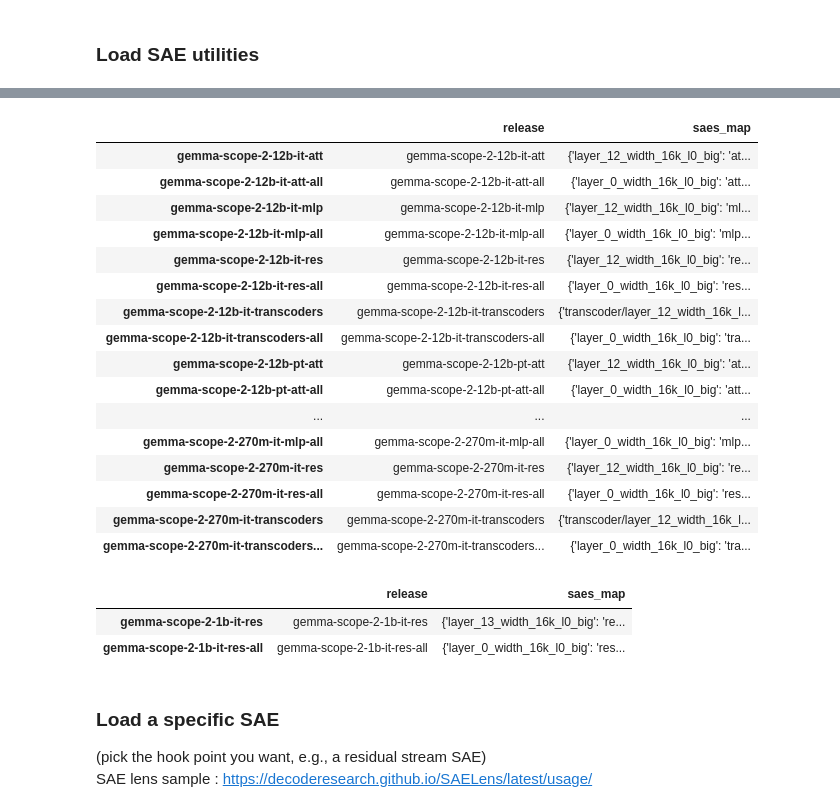
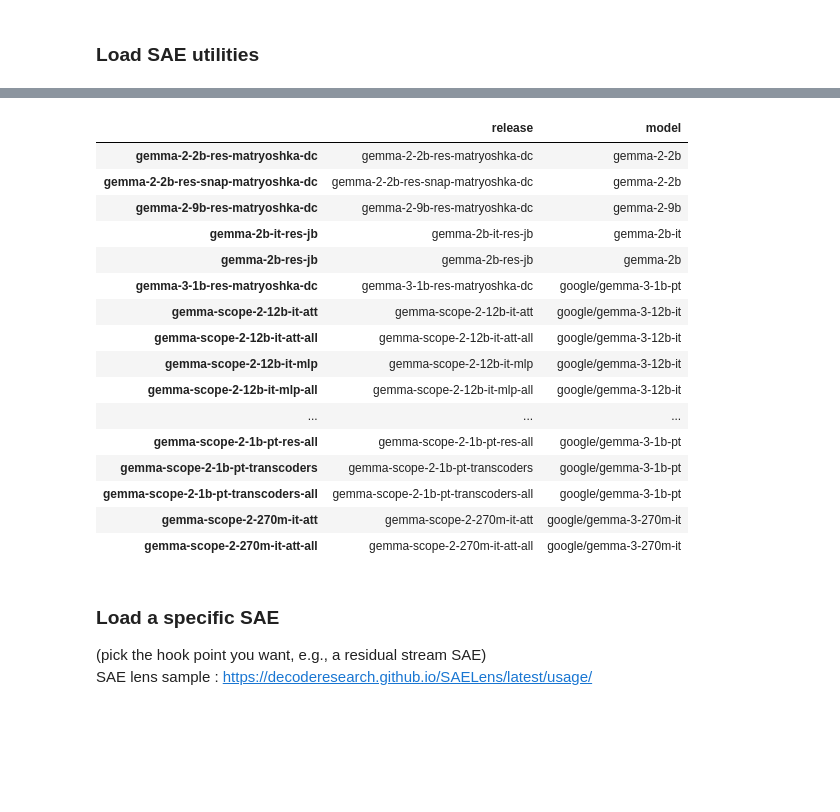
Before and after one commit to WilliamSnail/SAE-Jailbreak-Research, a Jupyter notebook: SAE_Test.ipynb, the cells around one changed output, grey strips where cells are left out. Cells and saved outputs as stored; diff of their text form; code cells hidden in the pictures; blank space fills up the shorter version.

```diff
--- a/SAE_Test.ipynb
+++ b/SAE_Test.ipynb
@@ -276,34 +276,26 @@ Unique Model Names available on SAE_lens:
 30                    Qwen/Qwen2.5-7B-Instruct
 # %%
 # Filter to only show entries containing 'gemma' in the release name
-gemma_saes = sae_df[sae_df['release'].str.contains('gemma-scope-2', case=False, na=False)]
-display(gemma_saes[['release','saes_map']].head(40))
+gemma_saes = sae_df[sae_df['model'].str.contains('gemma', case=False, na=False)]
+display(gemma_saes[['release','model']].head(40))
 # %% [output]
-|  | release | saes_map |
-| gemma-scope-2-12b-it-att | gemma-scope-2-12b-it-att | {'layer_12_width_16k_l0_big': 'at... |
-| gemma-scope-2-12b-it-att-all | gemma-scope-2-12b-it-att-all | {'layer_0_width_16k_l0_big': 'att... |
-| gemma-scope-2-12b-it-mlp | gemma-scope-2-12b-it-mlp | {'layer_12_width_16k_l0_big': 'ml... |
-| gemma-scope-2-12b-it-mlp-all | gemma-scope-2-12b-it-mlp-all | {'layer_0_width_16k_l0_big': 'mlp... |
-| gemma-scope-2-12b-it-res | gemma-scope-2-12b-it-res | {'layer_12_width_16k_l0_big': 're... |
-| gemma-scope-2-12b-it-res-all | gemma-scope-2-12b-it-res-all | {'layer_0_width_16k_l0_big': 'res... |
-| gemma-scope-2-12b-it-transcoders | gemma-scope-2-12b-it-transcoders | {'transcoder/layer_12_width_16k_l... |
-| gemma-scope-2-12b-it-transcoders-all | gemma-scope-2-12b-it-transcoders-all | {'layer_0_width_16k_l0_big': 'tra... |
-| gemma-scope-2-12b-pt-att | gemma-scope-2-12b-pt-att | {'layer_12_width_16k_l0_big': 'at... |
-| gemma-scope-2-12b-pt-att-all | gemma-scope-2-12b-pt-att-all | {'layer_0_width_16k_l0_big': 'att... |
+|  | release | model |
+| gemma-2-2b-res-matryoshka-dc | gemma-2-2b-res-matryoshka-dc | gemma-2-2b |
+| gemma-2-2b-res-snap-matryoshka-dc | gemma-2-2b-res-snap-matryoshka-dc | gemma-2-2b |
+| gemma-2-9b-res-matryoshka-dc | gemma-2-9b-res-matryoshka-dc | gemma-2-9b |
+| gemma-2b-it-res-jb | gemma-2b-it-res-jb | gemma-2b-it |
+| gemma-2b-res-jb | gemma-2b-res-jb | gemma-2b |
+| gemma-3-1b-res-matryoshka-dc | gemma-3-1b-res-matryoshka-dc | google/gemma-3-1b-pt |
+| gemma-scope-2-12b-it-att | gemma-scope-2-12b-it-att | google/gemma-3-12b-it |
+| gemma-scope-2-12b-it-att-all | gemma-scope-2-12b-it-att-all | google/gemma-3-12b-it |
+| gemma-scope-2-12b-it-mlp | gemma-scope-2-12b-it-mlp | google/gemma-3-12b-it |
+| gemma-scope-2-12b-it-mlp-all | gemma-scope-2-12b-it-mlp-all | google/gemma-3-12b-it |
 | ... | ... | ... |
-| gemma-scope-2-270m-it-mlp-all | gemma-scope-2-270m-it-mlp-all | {'layer_0_width_16k_l0_big': 'mlp... |
-| gemma-scope-2-270m-it-res | gemma-scope-2-270m-it-res | {'layer_12_width_16k_l0_big': 're... |
-| gemma-scope-2-270m-it-res-all | gemma-scope-2-270m-it-res-all | {'layer_0_width_16k_l0_big': 'res... |
-| gemma-scope-2-270m-it-transcoders | gemma-scope-2-270m-it-transcoders | {'transcoder/layer_12_width_16k_l... |
-| gemma-scope-2-270m-it-transcoders... | gemma-scope-2-270m-it-transcoders... | {'layer_0_width_16k_l0_big': 'tra... |
+| gemma-scope-2-1b-pt-res-all | gemma-scope-2-1b-pt-res-all | google/gemma-3-1b-pt |
+| gemma-scope-2-1b-pt-transcoders | gemma-scope-2-1b-pt-transcoders | google/gemma-3-1b-pt |
+| gemma-scope-2-1b-pt-transcoders-all | gemma-scope-2-1b-pt-transcoders-all | google/gemma-3-1b-pt |
+| gemma-scope-2-270m-it-att | gemma-scope-2-270m-it-att | google/gemma-3-270m-it |
+| gemma-scope-2-270m-it-att-all | gemma-scope-2-270m-it-att-all | google/gemma-3-270m-it |
-# %%
-# Filter to only show entries containing 'gemma' in the release name
-gemma_saes = sae_df[sae_df['release'].str.contains('gemma-scope-2-1b-it-res', case=False, na=False)]
-display(gemma_saes[['release','saes_map']].head(40))
-# %% [output]
-|  | release | saes_map |
-| gemma-scope-2-1b-it-res | gemma-scope-2-1b-it-res | {'layer_13_width_16k_l0_big': 're... |
-| gemma-scope-2-1b-it-res-all | gemma-scope-2-1b-it-res-all | {'layer_0_width_16k_l0_big': 'res... |
 # %% [markdown]
 ### Load a specific SAE
 (pick the hook point you want, e.g., a residual stream SAE)
```
Also changed, not shown: parts of 7 cells of this notebook, 1 other file.
